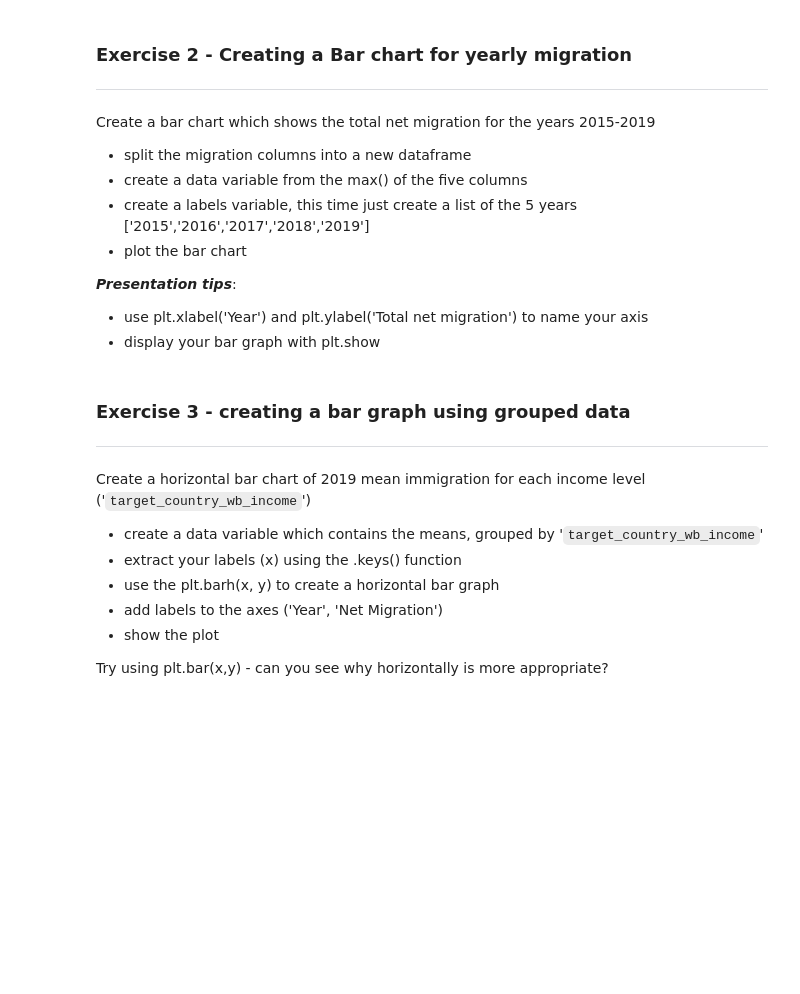
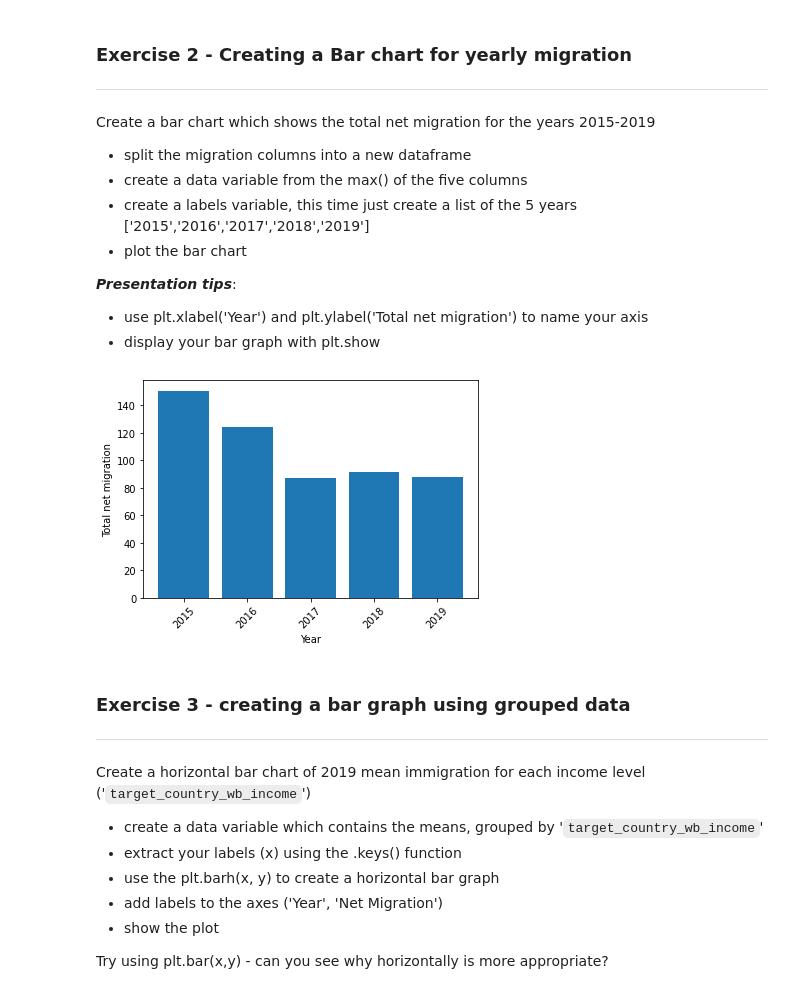
Before and after one commit to Imran-Github22/Imran-Farooqui, a Jupyter notebook: 7_1_Visualisation_with_matplotlib.ipynb, the cells around one changed output. Drawn from its saved outputs; the diff is of its cells as text; code cells hidden in the pictures; blank space fills up the shorter version.

```diff
--- a/7_1_Visualisation_with_matplotlib.ipynb
+++ b/7_1_Visualisation_with_matplotlib.ipynb
@@ -111,6 +104,17 @@ Create a bar chart which shows the total net migration for the years 2015-2019
 ***Presentation tips***:
 * use plt.xlabel('Year') and plt.ylabel('Total net migration') to name your axis
 * display your bar graph with plt.show
+# %%
+yearly_df = df[['net_per_10K_2015', 'net_per_10K_2016', 'net_per_10K_2017', 'net_per_10K_2018', 'net_per_10K_2019']]
+net_migration_max = yearly_df.max()
+year = ['2015','2016','2017','2018','2019']
+plt.bar(year, net_migration_max)
+plt.xlabel('Year')
+plt.ylabel('Total net migration')
+plt.xticks(rotation=45)
+plt.show()
+# %% [output]
+[figure, added]
 # %% [markdown]
 ### Exercise 3 - creating a bar graph using grouped data
 ---
```
Also changed, not shown: parts of 5 cells of this notebook.
